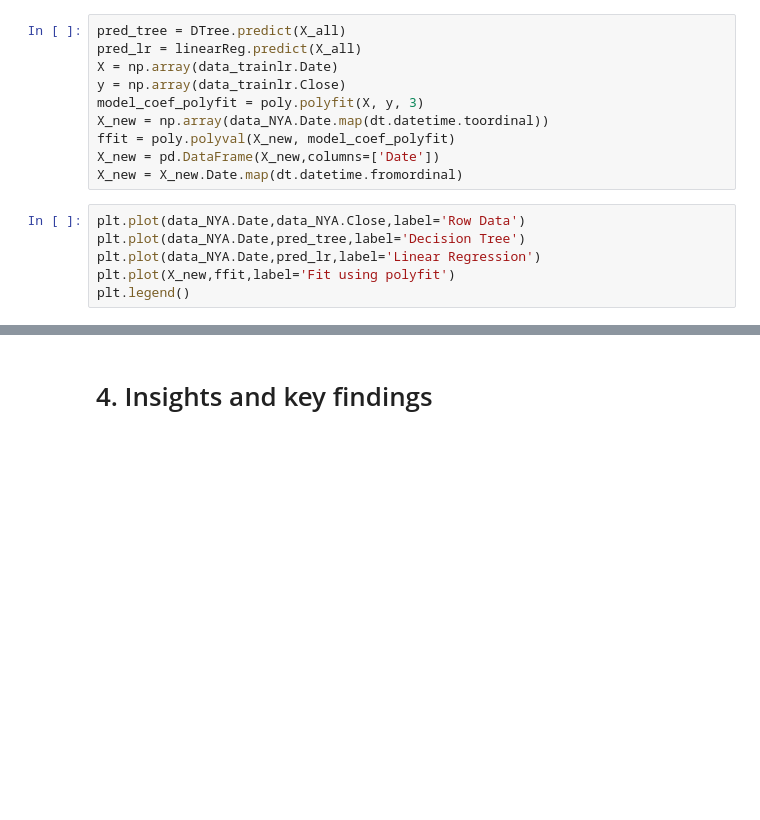
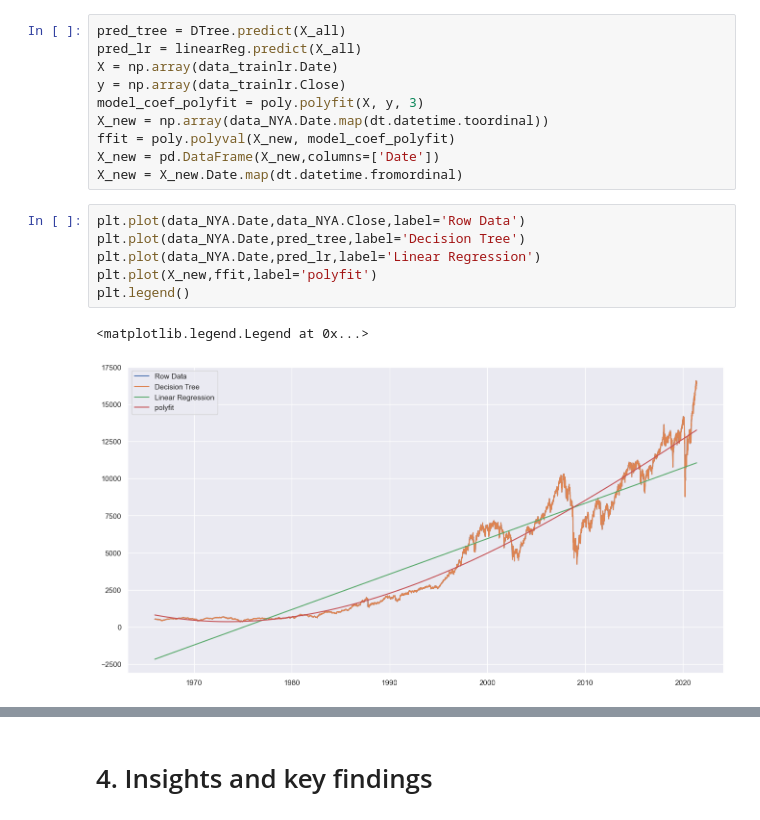
Before and after one commit to appablanca/stock_prediction, a Jupyter notebook: project.ipynb, the cells around one changed output, grey strips where cells are left out. Cells and saved outputs as stored; diff of their text form; blank space fills up the shorter version.

```diff
--- a/project.ipynb
+++ b/project.ipynb
@@ -406,6 +354,9 @@ X_new = X_new.Date.map(dt.datetime.fromordinal)
 # %%
 plt.plot(data_NYA.Date,data_NYA.Close,label='Row Data')
 plt.plot(data_NYA.Date,pred_tree,label='Decision Tree')
 plt.plot(data_NYA.Date,pred_lr,label='Linear Regression')
-plt.plot(X_new,ffit,label='Fit using polyfit')
+plt.plot(X_new,ffit,label='polyfit')
 plt.legend()
+# %% [output]
+<matplotlib.legend.Legend at 0x...>
+[figure, added]
```
Also changed, not shown: parts of 12 cells of this notebook.
